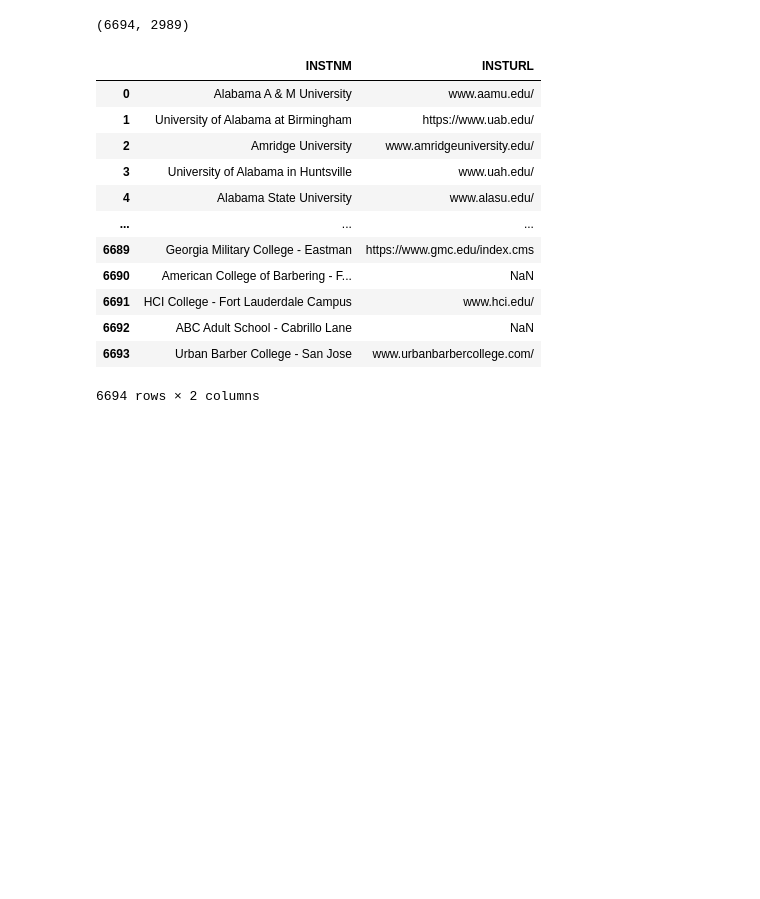
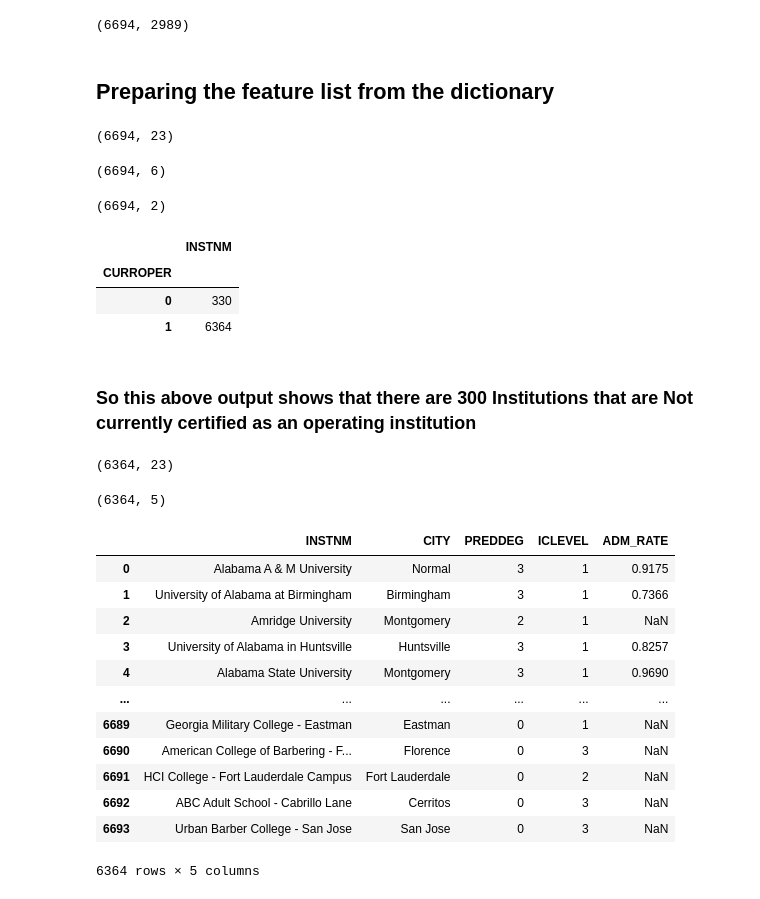
Before and after one commit to samantoz/dsc680-applied-datascience, a Jupyter notebook: Project-2/inst_data_analysis.ipynb, the cells around one changed output. Cells and saved outputs as stored; diff of their text form; code cells hidden in the pictures; blank space fills up the shorter version.

Commit message:
started data analysis

```diff
--- a/Project-2/inst_data_analysis.ipynb
+++ b/Project-2/inst_data_analysis.ipynb
@@ -57,20 +53,63 @@ df_inst = pd.read_csv(data_file_inst, low_memory=False)
 df_inst.shape
 # %% [output]
 (6694, 2989)
+# %% [markdown]
+## Preparing the feature list from the dictionary
+# %%
+# Listing down all the features that I could think of initially in order to do my analysis
+
+list_of_all_features=['INSTNM','CITY','STABBR','ST_FIPS','PREDDEG','ICLEVEL','CONTROL','ADM_RATE','CURROPER','SATVR25','SATVR75','SATMT25','SATMT75','SATWR25','SATWR75',
+                 'ACTCM25','ACTCM75','ACTEN25','ACTEN75','ACTMT25','ACTMT75','ACTWR25','ACTWR75']
 # %%
-df_features_inst = df_inst[list_of_features]
-df_features_inst
+df_features_inst = df_inst[list_of_all_features]
+df_features_inst.shape
 # %% [output]
-|  | INSTNM | INSTURL |
-| 0 | Alabama A & M University | www.aamu.edu/ |
-| 1 | University of Alabama at Birmingham | https://www.uab.edu/ |
-| 2 | Amridge University | www.amridgeuniversity.edu/ |
-| 3 | University of Alabama in Huntsville | www.uah.edu/ |
-| 4 | Alabama State University | www.alasu.edu/ |
-| ... | ... | ... |
-| 6689 | Georgia Military College - Eastman | https://www.gmc.edu/index.cms |
-| 6690 | American College of Barbering - F... | NaN |
-| 6691 | HCI College - Fort Lauderdale Campus | www.hci.edu/ |
-| 6692 | ABC Adult School - Cabrillo Lane | NaN |
-| 6693 | Urban Barber College - San Jose | www.urbanbarbercollege.com/ |
-6694 rows × 2 columns
+(6694, 23)
+# %%
+df_features_inst_subset_1=df_features_inst.loc[[i for i in range(0,6694)],['INSTNM','CITY','STABBR','ST_FIPS','PREDDEG','CURROPER']]
+df_features_inst_subset_1.shape
+# %% [output]
+(6694, 6)
+# %%
+df_features_inst_subset_2=df_features_inst.loc[[i for i in range(0,6694)],['INSTNM','CURROPER']]
+df_features_inst_subset_2.shape
+# %% [output]
+(6694, 2)
+# %%
+byCurrOperation = df_features_inst_subset_2.groupby('CURROPER')
+byCurrOperation.count()
+# %% [output]
+|  | INSTNM |
+| CURROPER |  |
+| 0 | 330 |
+| 1 | 6364 |
+# %% [markdown]
+### So this above output shows that there are 300 Institutions that are Not currently certified as an operating institution
+# %%
+# Filtering out the Institutions that are currently not operating
+df_features_inst_curroper = df_features_inst.query("CURROPER == 1")
+df_features_inst_curroper.shape
+# %% [output]
+(6364, 23)
+# %%
+# Colleges by ADM rate
+df_coll_adm_rate = df_features_inst_curroper.loc[0:,['INSTNM','CITY','PREDDEG','ICLEVEL','ADM_RATE']]
+df_coll_adm_rate.shape
+# %% [output]
+(6364, 5)
+# %%
+df_coll_adm_rate
+# %% [output]
+|  | INSTNM | CITY | PREDDEG | ICLEVEL | ADM_RATE |
+| 0 | Alabama A & M University | Normal | 3 | 1 | 0.9175 |
+| 1 | University of Alabama at Birmingham | Birmingham | 3 | 1 | 0.7366 |
+| 2 | Amridge University | Montgomery | 2 | 1 | NaN |
+| 3 | University of Alabama in Huntsville | Huntsville | 3 | 1 | 0.8257 |
+| 4 | Alabama State University | Montgomery | 3 | 1 | 0.9690 |
+| ... | ... | ... | ... | ... | ... |
+| 6689 | Georgia Military College - Eastman | Eastman | 0 | 1 | NaN |
+| 6690 | American College of Barbering - F... | Florence | 0 | 3 | NaN |
+| 6691 | HCI College - Fort Lauderdale Campus | Fort Lauderdale | 0 | 2 | NaN |
+| 6692 | ABC Adult School - Cabrillo Lane | Cerritos | 0 | 3 | NaN |
+| 6693 | Urban Barber College - San Jose | San Jose | 0 | 3 | NaN |
+6364 rows × 5 columns
```
Also changed, not shown: parts of 7 cells of this notebook, 4 other files.
